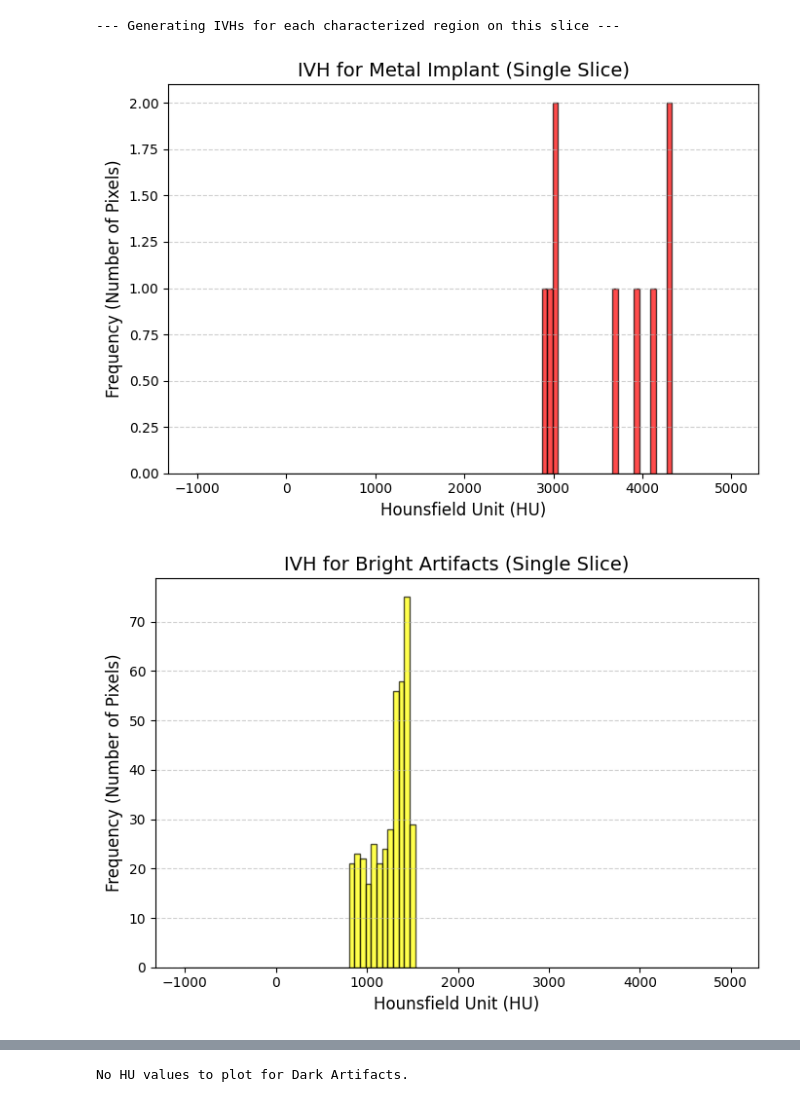
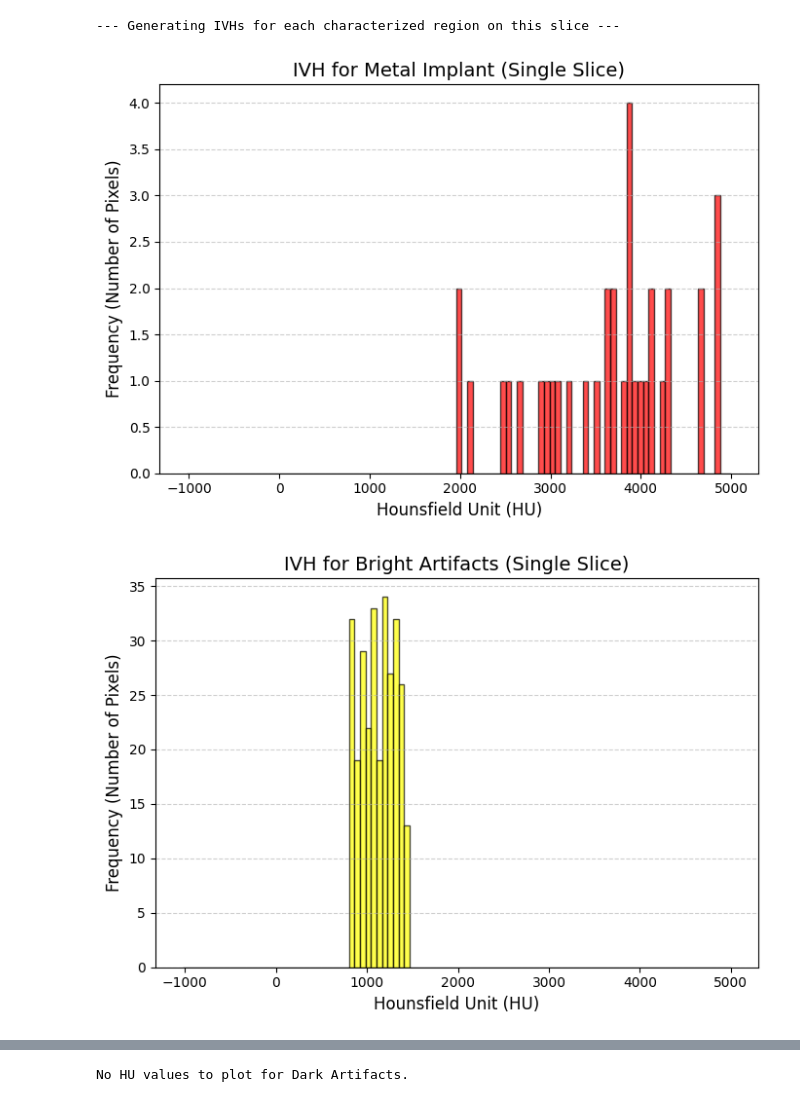
Before and after one commit to blueberrytoasts/Density_Override_DD, a Jupyter notebook: Artifract Characterization V4.ipynb, the cells around one changed output, grey strips where cells are left out. Saved outputs shown, nothing was run; the diff lists cells and outputs as text; code cells hidden in the pictures.

```diff
--- a/Artifract Characterization V4.ipynb
+++ b/Artifract Characterization V4.ipynb
@@ -432,7 +432,7 @@ if __name__ == "__main__":
             print("Failed to load CT volume. Exiting.")
         else:
             print(f"CT Volume loaded with shape: {ct_hu_volume.shape}")
-            slice_to_analyze = 49
+            slice_to_analyze = 80
 
             # --- Generate metal mask from RTSTRUCT ---
             print(f"\nGenerating metal mask from RTSTRUCT for slice {slice_to_analyze}...")
@@ -485,3 +485,3 @@ Metal Implant found: Count=22, Min HU=2899.00, Max HU=7706.00
 --- Generating IVHs for each characterized region on this slice ---
-[figure, old version]
+[figure, new version]
-[figure, old version]
+[figure, new version]
```
Also changed, not shown: parts of 1 cell of this notebook, 1 other file.
